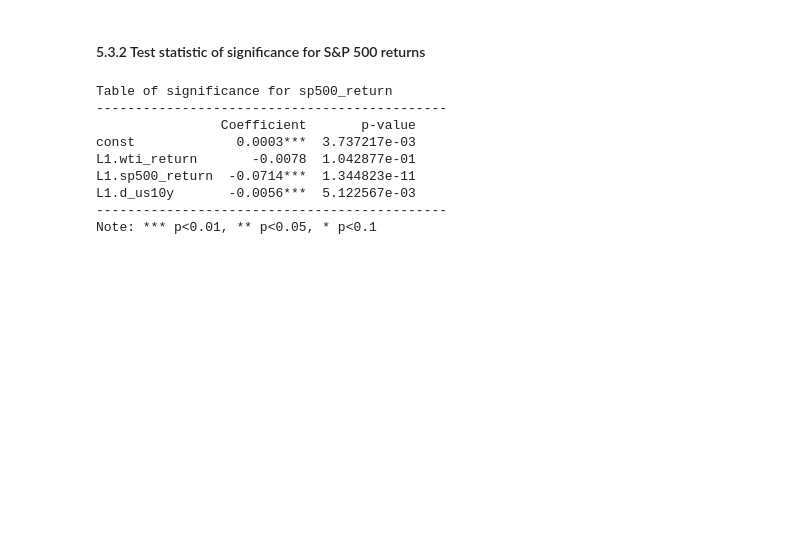
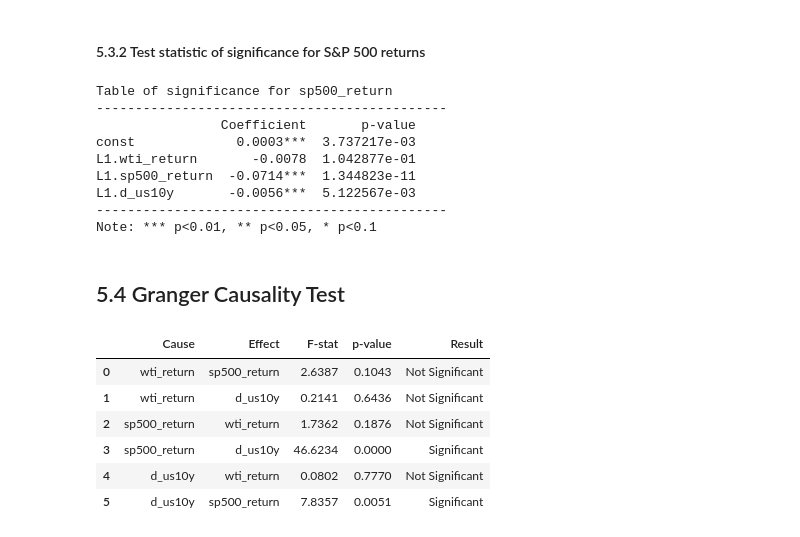
Before and after one commit to alessandrafll/Emif-Project-1, a Jupyter notebook: notebook.ipynb, the cells around one changed output. Drawn from its saved outputs; the diff is of its cells as text; code cells hidden in the pictures; blank space fills up the shorter version.

Commit message:
Granger Causality Test

```diff
--- a/notebook.ipynb
+++ b/notebook.ipynb
@@ -498,3 +498,39 @@ L1.sp500_return  -0.0714***  1.344823e-11
 L1.d_us10y       -0.0056***  5.122567e-03
 ---------------------------------------------
 Note: *** p<0.01, ** p<0.05, * p<0.1
+# %% [markdown]
+## 5.4 Granger Causality Test
+# %%
+variables = results.names
+rows = []
+
+for cause in variables:
+    for effect in variables:
+        if cause != effect:
+            test_result = results.test_causality(effect, cause, kind='f')
+
+            if hasattr(test_result, 'test_statistic'):
+                f_stat = test_result.test_statistic
+            elif hasattr(test_result, 'test_stat'):
+                f_stat = test_result.test_stat
+            else:
+                f_stat = None
+
+            rows.append({
+                "Cause": cause,
+                "Effect": effect,
+                "F-stat": f_stat,
+                "p-value": test_result.pvalue,
+                "Result": "Significant" if test_result.pvalue < 0.05 else "Not Significant"
+            })
+
+granger_table = pd.DataFrame(rows)
+granger_table.round(4)
+# %% [output]
+|  | Cause | Effect | F-stat | p-value | Result |
+| 0 | wti_return | sp500_return | 2.6387 | 0.1043 | Not Significant |
+| 1 | wti_return | d_us10y | 0.2141 | 0.6436 | Not Significant |
+| 2 | sp500_return | wti_return | 1.7362 | 0.1876 | Not Significant |
+| 3 | sp500_return | d_us10y | 46.6234 | 0.0000 | Significant |
+| 4 | d_us10y | wti_return | 0.0802 | 0.7770 | Not Significant |
+| 5 | d_us10y | sp500_return | 7.8357 | 0.0051 | Significant |
```
Also changed, not shown: parts of 1 cell of this notebook.
